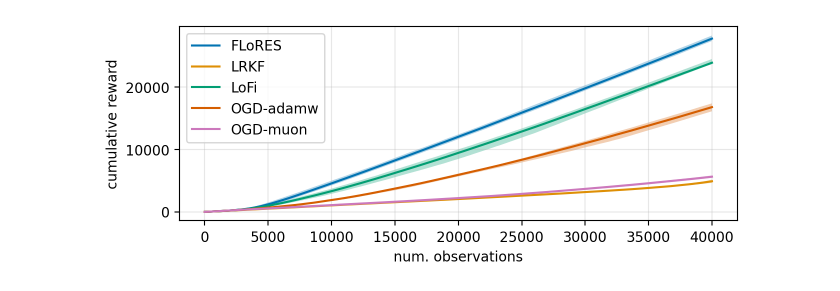
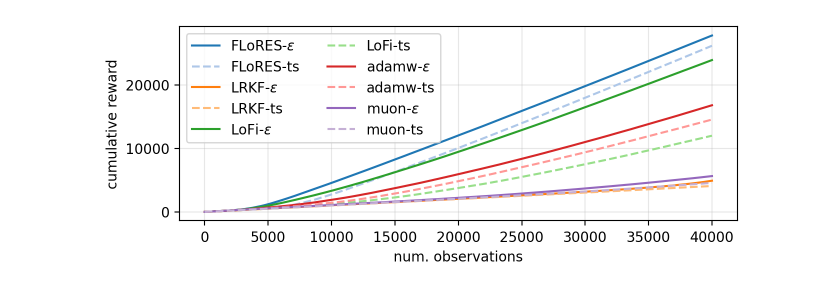
Before and after one commit to gerdm/low-rank-last-layer-inference, a Jupyter notebook: experiments/mnist-bandit-analysis.ipynb, the cells around one changed output. Saved outputs shown, nothing was run; the diff lists cells and outputs as text; code cells hidden in the pictures.

Commit message:
feat: mnist-bandit-analysis

```diff
--- a/experiments/mnist-bandit-analysis.ipynb
+++ b/experiments/mnist-bandit-analysis.ipynb
@@ -13,23 +11,33 @@ agents = ["LRKF", "FLoRES", "OGD-adamw", "OGD-muon", "LoFi"]
-# %%
-fig, ax = plt.subplots(figsize=(7.2, 4.2 * 0.6))
-
-for agent in sorted(agents):
-    agent_path = f"./output/{agent}_eps_5.pkl"
-
-    res = pd.read_pickle(agent_path)
-
-    rewards = pd.DataFrame(res["rewards"].T)
-
-    median = rewards.cumsum().mean(axis=1)
-    lbound = rewards.cumsum().quantile(0.25, axis=1)
-    ubound = rewards.cumsum().quantile(0.75, axis=1)
-
-    median.plot(label=agent)
-    plt.fill_between(median.index, lbound, ubound, alpha=0.3)
-plt.legend()
-plt.xlabel("num. observations")
-plt.ylabel("cumulative reward")
-plt.grid(alpha=0.3)
-plt.savefig("../figures/mnist-bandit-reward.png", dpi=300, bbox_inches="tight")
-# %% [output]
-[figure, removed]
+# %%
+agents = ["LRKF", "FLoRES", "adamw", "LoFi", "muon"]
+# %%
+def plot_rewards(rewards, **kwargs):
+    rewards = pd.DataFrame(rewards)
+
+    median = rewards.cumsum().mean(axis=1)
+    # lbound = rewards.cumsum().quantile(0.25, axis=1)
+    # ubound = rewards.cumsum().quantile(0.75, axis=1)
+
+    median.plot(**kwargs)
+    # plt.fill_between(median.index, lbound, ubound, alpha=0.3)
+# %%
+fig, ax = plt.subplots(figsize=(7.2, 4.2 * 0.6))
+
+colors = sns.color_palette("tab20")
+for i, agent in enumerate(sorted(agents)):
+    agent_path_eps = f"./output/{agent}_eps_5.pkl"
+    agent_path_ts = f"./output/{agent}_ts.pkl"
+
+    res = pd.read_pickle(agent_path_eps)
+    plot_rewards(res["rewards"].T, label=rf"{agent}-$\epsilon$", color=colors[2 * i])
+
+    res = pd.read_pickle(agent_path_ts)
+    plot_rewards(res["rewards"].T, label=f"{agent}-ts", linestyle="--", color=colors[2 * i  + 1])
+
+plt.legend(ncol=2)
+plt.xlabel("num. observations")
+plt.ylabel("cumulative reward")
+plt.grid(alpha=0.3)
+plt.savefig("../figures/mnist-bandit-reward.png", dpi=300, bbox_inches="tight")
+# %% [output]
+[figure, added]
```
Also changed, not shown: parts of 1 cell of this notebook.
